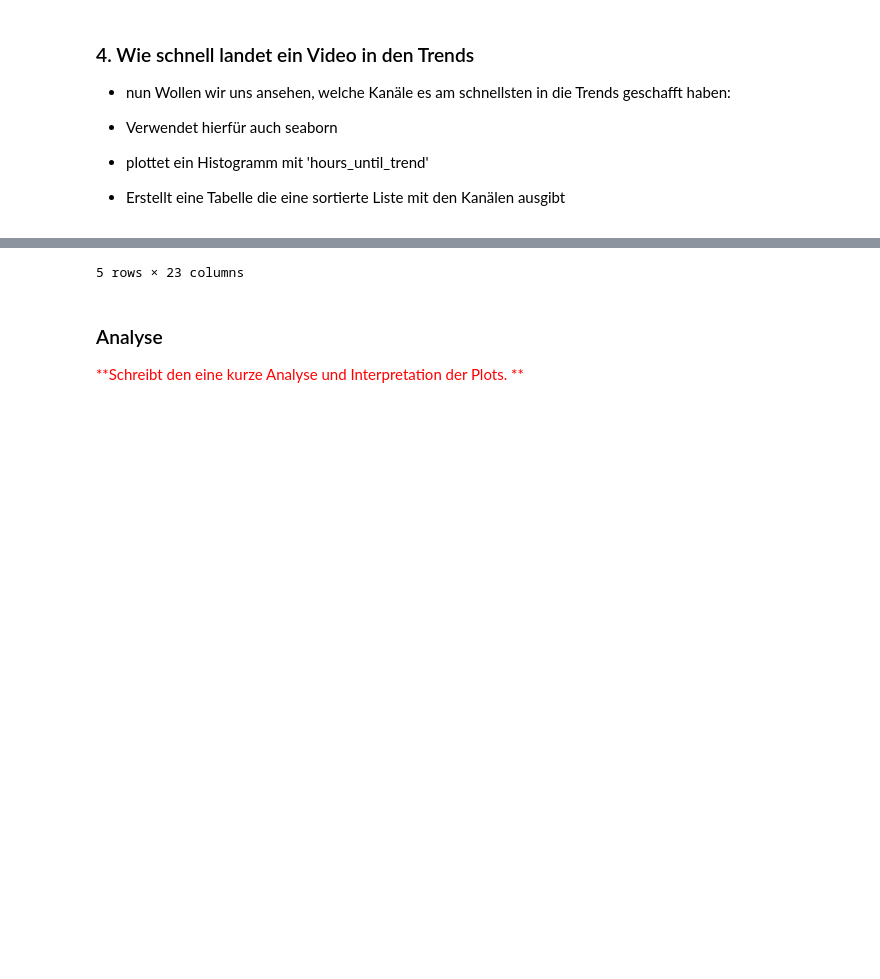
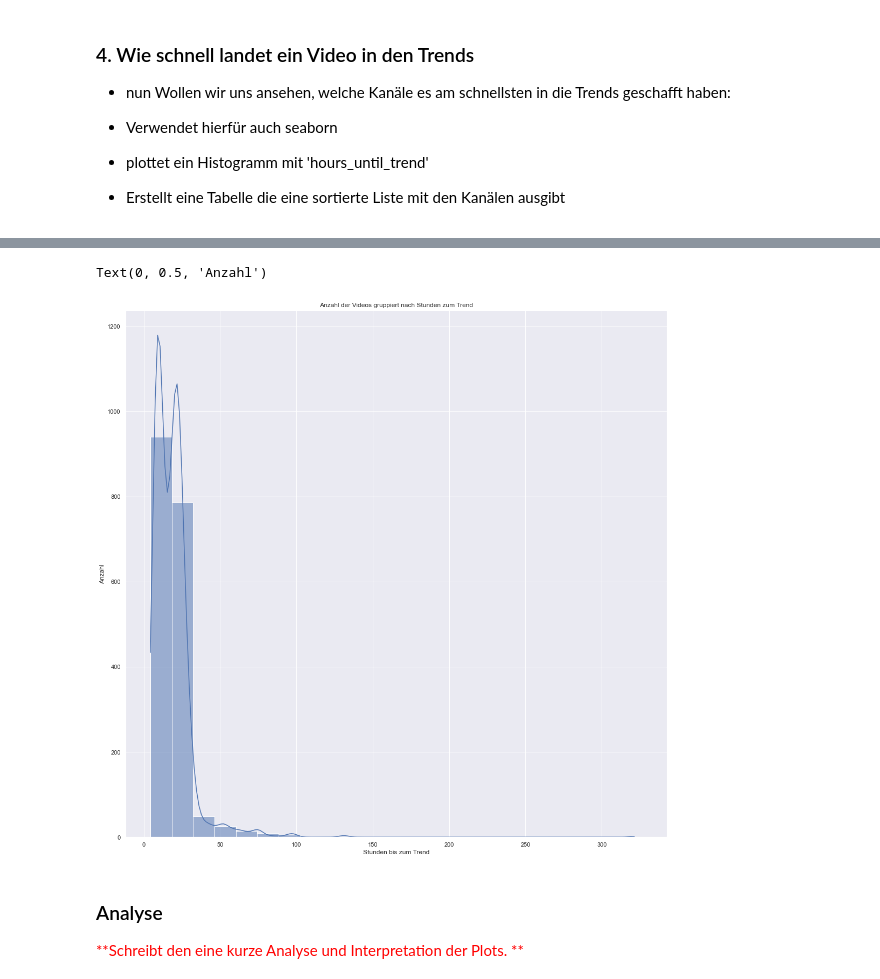
Before and after one commit to CmdLari/Data-Science-Praktikum, a Jupyter notebook: 01_Datenanalyse_Aufgaben.ipynb, the cells around one changed output, grey strips where cells are left out. Cells and saved outputs as stored; diff of their text form; code cells hidden in the pictures; blank space fills up the shorter version.

Commit message:
Endlich eine Saubere Lösung für 1-2-12, HoursUntilTrend

```diff
--- a/01_Datenanalyse_Aufgaben.ipynb
+++ b/01_Datenanalyse_Aufgaben.ipynb
@@ -585,19 +585,22 @@ intervalgrenzen=range(np.floor(gaming_data.hours_until_trend.min()).astype(int),
 
 
 #gaming_data['hours_until_trend_class'] = pd.cut(x=gaming_data.hours_until_trend,bins=intervalgrenzen,labels=intervalgrenzen[0:len(intervalgrenzen)-1],retbins=False,include_lowest=True)
-gaming_data['hours_until_trend_class'] = pd.cut(x=gaming_data.hours_until_trend,bins=intervalgrenzen,include_lowest=True)
-gaming_data.head()
+#gaming_data['hours_until_trend_class'] = pd.cut(x=gaming_data.hours_until_trend,bins=intervalgrenzen,include_lowest=True)
+#gaming_data.head()
 
-# gaming_data['hours_until_trend_class'].dtypes
-# for i in gaming_data['hours_until_trend_class']:
-#     print(type(i))
 
-#df = gaming_data.assign(hut_class_label=lambda x:''.join(str(x['hours_until_trend_class'].Interval.left)," - ",str(x['hours_until_trend_class'].right)))
-df = gaming_data.assign(hut_class_label=lambda x:''.join(str((x['hours_until_trend_class'].iloc[0]))))
-#df = gaming_data.assign(hut_class_label=lambda x:'a'+ print(x.dtypes)+print(x.name))
-df.head()
+plt.figure(figsize=(18,18))
 
-dff = gaming_data.assign(hut_class_label=lambda x:''.join(str((x['hours_until_trend_class'].iloc[0]))))
+achsen = sns.histplot(data=gaming_data,
+             x='hours_until_trend',
+             stat='count',
+             binwidth=10,
+             kde=True
+             )
+achsen.set_title('Anzahl der Videos gruppiert nach Stunden zum Trend')
+achsen.set_xlabel('Stunden bis zum Trend')
+achsen.set_ylabel('Anzahl')
+#dff = gaming_data.assign(hut_class_label=lambda x:''.join(str((x['hours_until_trend_class'].iloc[0]))))
 
 # Versuche mit den artikel: https://www.tutorialspoint.com/how-to-group-data-by-time-intervals-in-python-pandas
 # %% [output]
@@ -610,4 +607,5 @@ dff = gaming_data.assign(hut_class_label=lambda x:''.join(str((x['hours_until_tr
-5 rows × 23 columns
+Text(0, 0.5, 'Anzahl')
+[figure, added]
 # %%
 ### hier nichts ausführen, sonst verschwindet der Output.
 # %% [markdown]
```
Also changed, not shown: parts of 1 cell of this notebook.
